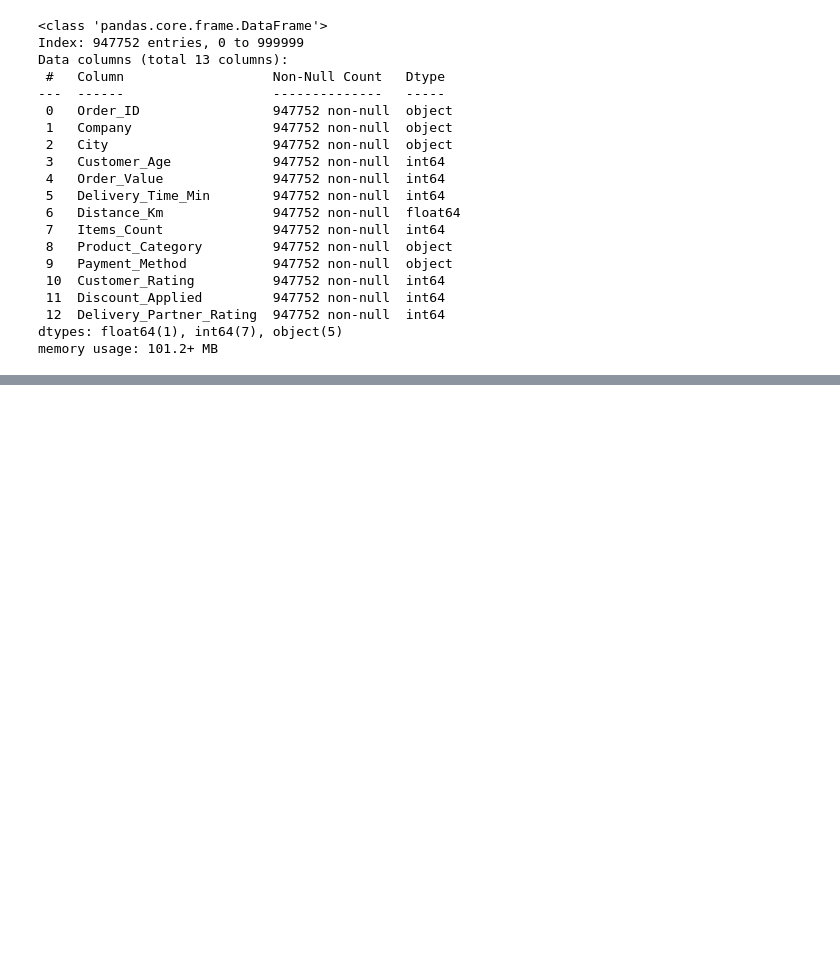
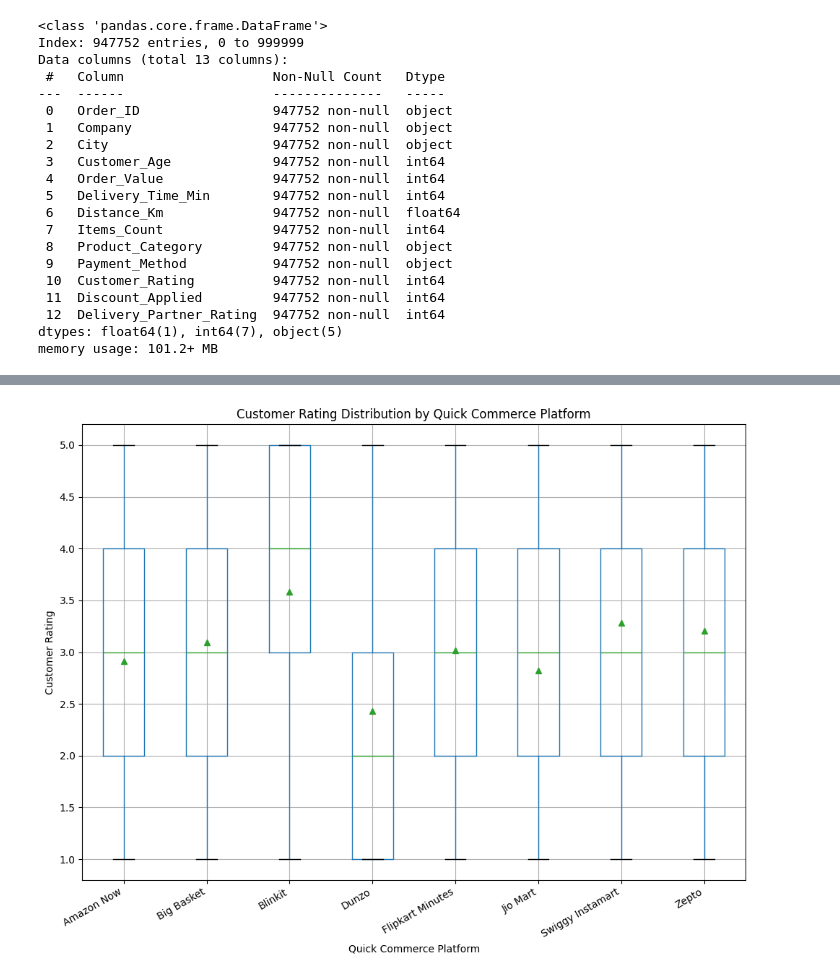
Before and after one commit to sankajithdjinasena/DataAnalysisProjects, a Jupyter notebook: Quick_Commerce_Analysis/Quick_Commerce_Analysis.ipynb, the cells around one changed output, grey strips where cells are left out. Drawn from its saved outputs; the diff is of its cells as text; code cells hidden in the pictures; blank space fills up the shorter version.

```diff
--- a/Quick_Commerce_Analysis/Quick_Commerce_Analysis.ipynb
+++ b/Quick_Commerce_Analysis/Quick_Commerce_Analysis.ipynb
@@ -343,0 +472,11 @@ memory usage: 101.2+ MB
+# %%
+df.boxplot(column="Customer_Rating", by="Company", figsize=(10,8), showmeans=True)
+plt.title("Customer Rating Distribution by Quick Commerce Platform")
+plt.suptitle("")  # Remove the default title to avoid overlap
+plt.xlabel("Quick Commerce Platform")
+plt.ylabel("Customer Rating")
+plt.xticks(rotation=30, ha="right")
+plt.tight_layout()
+plt.show()
+# %% [output]
+[figure, added]
```
Also changed, not shown: parts of 16 cells of this notebook.
